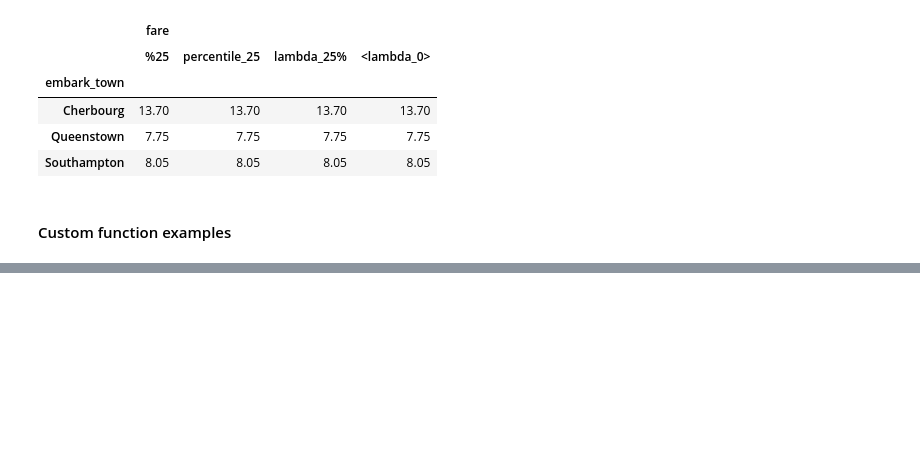
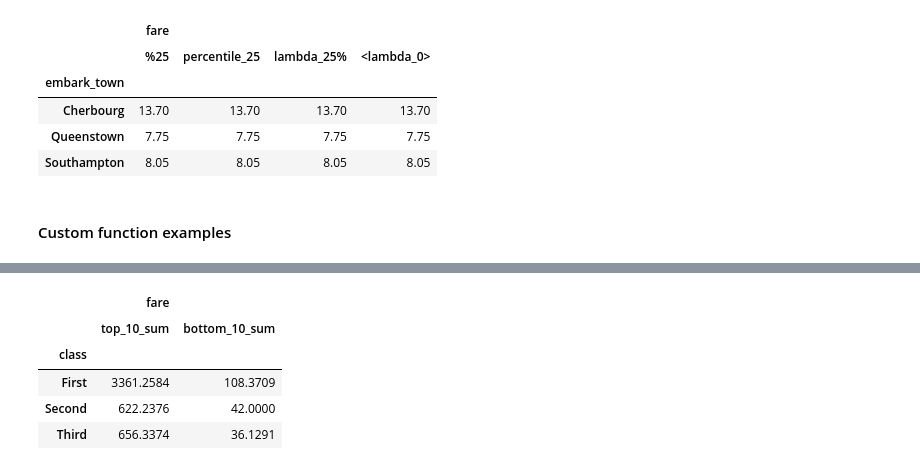
Before and after one commit to umeshraj/pbpython_pandas_group_agg, a Jupyter notebook: pd_gp_agg.ipynb, the cells around one changed output, grey strips where cells are left out. Saved outputs shown, nothing was run; the diff lists cells and outputs as text; code cells hidden in the pictures; blank space fills up the shorter version.

```diff
--- a/pd_gp_agg.ipynb
+++ b/pd_gp_agg.ipynb
@@ -213,0 +241,16 @@ df.groupby(['deck']).agg(agg_func_custom_count)
+# %%
+def top_10_sum(x):
+    return x.nlargest(10).sum()
+
+def bottom_10_sum(x):
+    return x.nsmallest(10).sum()
+
+agg_fun_top_bottom_sum = {'fare':[top_10_sum, bottom_10_sum]}
+df.groupby('class').agg(agg_fun_top_bottom_sum)
+# %% [output]
+|  | fare |  |
+|  | top_10_sum | bottom_10_sum |
+| class |  |  |
+| First | 3361.2584 | 108.3709 |
+| Second | 622.2376 | 42.0000 |
+| Third | 656.3374 | 36.1291 |
```
Also changed, not shown: parts of 3 cells of this notebook.
